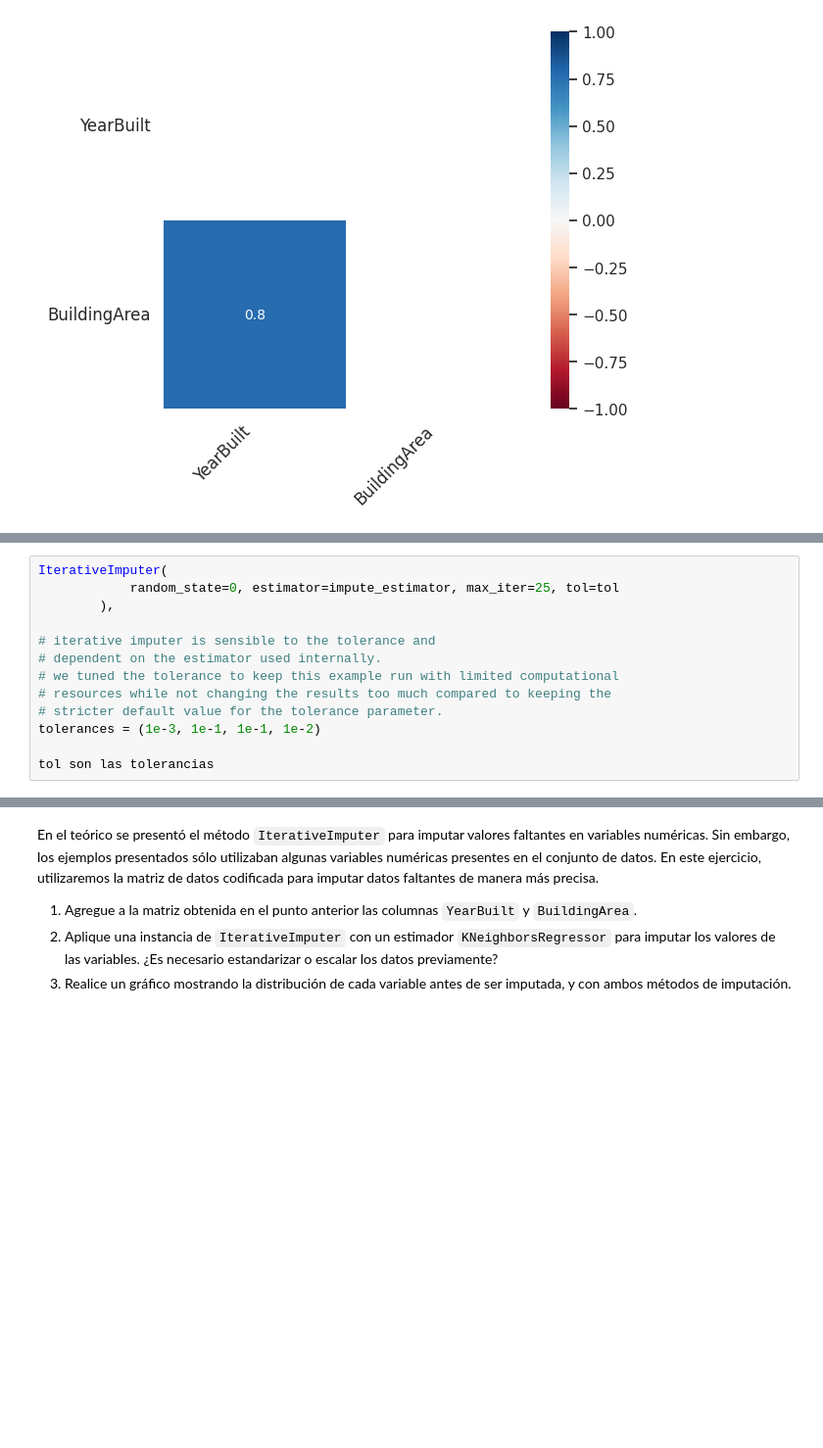
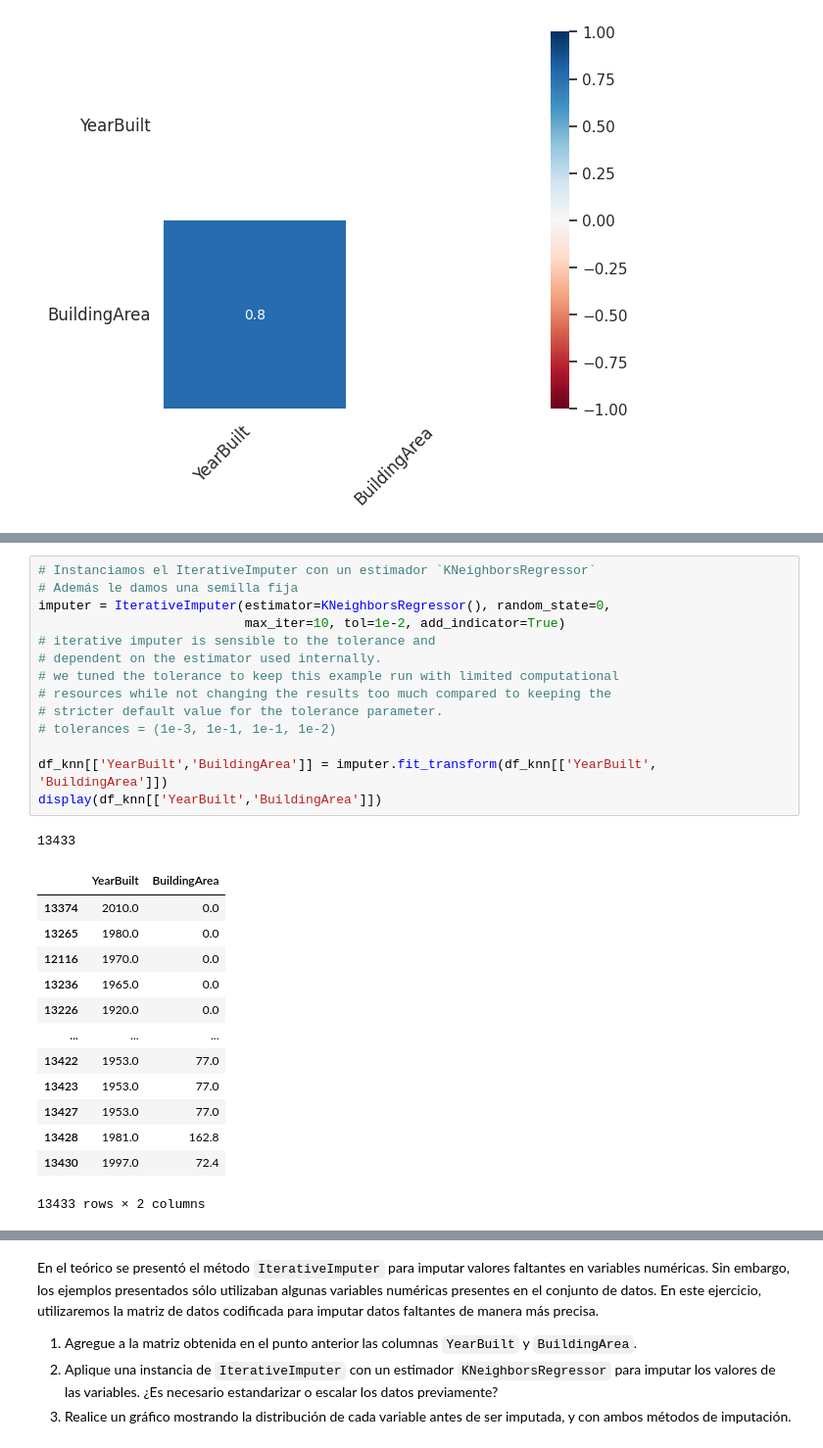
Before and after one commit to Cheva94/Diplo_G22, a Jupyter notebook: AEyCD/parte2_resolucion.ipynb, the cells around one changed output, grey strips where cells are left out. Shown: that part at 98% size. Saved outputs shown, nothing was run; the diff lists cells and outputs as text; blank space fills up the shorter version.

```diff
--- a/AEyCD/parte2_resolucion.ipynb
+++ b/AEyCD/parte2_resolucion.ipynb
@@ -289,13 +192,29 @@ MSE --> smaller is better
 # %%
-IterativeImputer(
-            random_state=0, estimator=impute_estimator, max_iter=25, tol=tol
-        ),
-
+# Instanciamos el IterativeImputer con un estimador `KNeighborsRegressor`
+# Además le damos una semilla fija
+imputer = IterativeImputer(estimator=KNeighborsRegressor(), random_state=0,
+                           max_iter=10, tol=1e-2, add_indicator=True)
 # iterative imputer is sensible to the tolerance and
 # dependent on the estimator used internally.
 # we tuned the tolerance to keep this example run with limited computational
 # resources while not changing the results too much compared to keeping the
 # stricter default value for the tolerance parameter.
-tolerances = (1e-3, 1e-1, 1e-1, 1e-2)
+# tolerances = (1e-3, 1e-1, 1e-1, 1e-2)
 
-tol son las tolerancias
+df_knn[['YearBuilt','BuildingArea']] = imputer.fit_transform(df_knn[['YearBuilt', 'BuildingArea']])
+display(df_knn[['YearBuilt','BuildingArea']])
+# %% [output]
+13433
+|  | YearBuilt | BuildingArea |
+| 13374 | 2010.0 | 0.0 |
+| 13265 | 1980.0 | 0.0 |
+| 12116 | 1970.0 | 0.0 |
+| 13236 | 1965.0 | 0.0 |
+| 13226 | 1920.0 | 0.0 |
+| ... | ... | ... |
+| 13422 | 1953.0 | 77.0 |
+| 13423 | 1953.0 | 77.0 |
+| 13427 | 1953.0 | 77.0 |
+| 13428 | 1981.0 | 162.8 |
+| 13430 | 1997.0 | 72.4 |
+13433 rows × 2 columns
```
Also changed, not shown: parts of 26 cells of this notebook.
